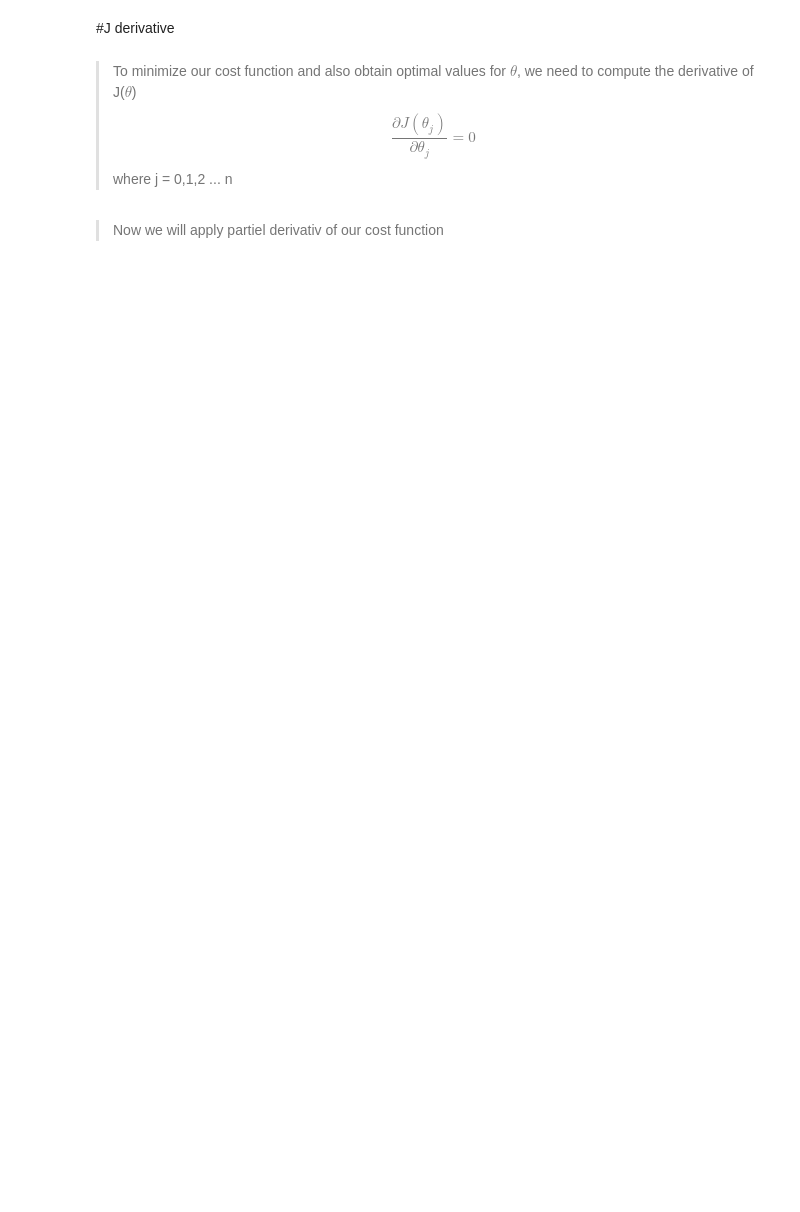
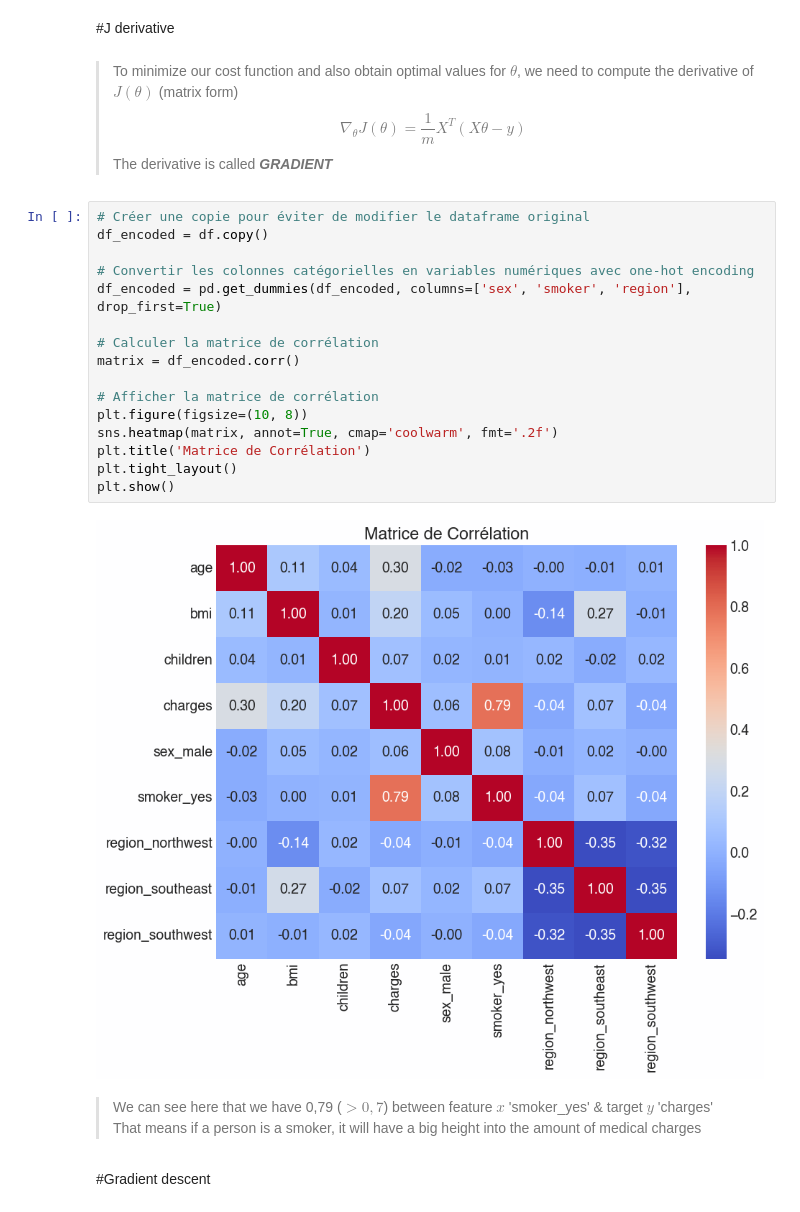
Before and after one commit to spideystreet/kaggle-medical-cost-personal, a Jupyter notebook: notebooks/01_eda.ipynb, the cells around one changed output. Cells and saved outputs as stored; diff of their text form; blank space fills up the shorter version.

Commit message:
feat(eda): gradient descent explanation

```diff
--- a/notebooks/01_eda.ipynb
+++ b/notebooks/01_eda.ipynb
@@ -120,10 +120,31 @@ $$
 # %% [markdown]
 #J derivative
 # %% [markdown]
->To minimize our cost function and also obtain optimal values for $\theta$, we need to compute the derivative of J($\theta$)
+>To minimize our cost function and also obtain optimal values for $\theta$, we need to compute the derivative of $J(\theta)$ (matrix form)
 $$
-\frac{\partial J(\theta_j)}{\partial \theta_j} = 0
+\nabla_\theta J(\theta) = \frac{1}{m} X^T (X\theta - y)
 $$
->where j = 0,1,2 ... n
+>The derivative is called ***GRADIENT***
-# %% [markdown]
->Now we will apply partiel derivativ of our cost function
+# %%
+# Créer une copie pour éviter de modifier le dataframe original
+df_encoded = df.copy()
+
+# Convertir les colonnes catégorielles en variables numériques avec one-hot encoding
+df_encoded = pd.get_dummies(df_encoded, columns=['sex', 'smoker', 'region'], drop_first=True)
+
+# Calculer la matrice de corrélation
+matrix = df_encoded.corr()
+
+# Afficher la matrice de corrélation
+plt.figure(figsize=(10, 8))
+sns.heatmap(matrix, annot=True, cmap='coolwarm', fmt='.2f')
+plt.title('Matrice de Corrélation')
+plt.tight_layout()
+plt.show()
+# %% [output]
+[figure, added]
+# %% [markdown]
+>We can see here that we have 0,79 ($>0,7$) between feature $x$ 'smoker_yes' & target $y$ 'charges'
+>That means if a person is a smoker, it will have a big height into the amount of medical charges
+# %% [markdown]
+#Gradient descent
```
Also changed, not shown: parts of 5 cells of this notebook, 2 other files.
